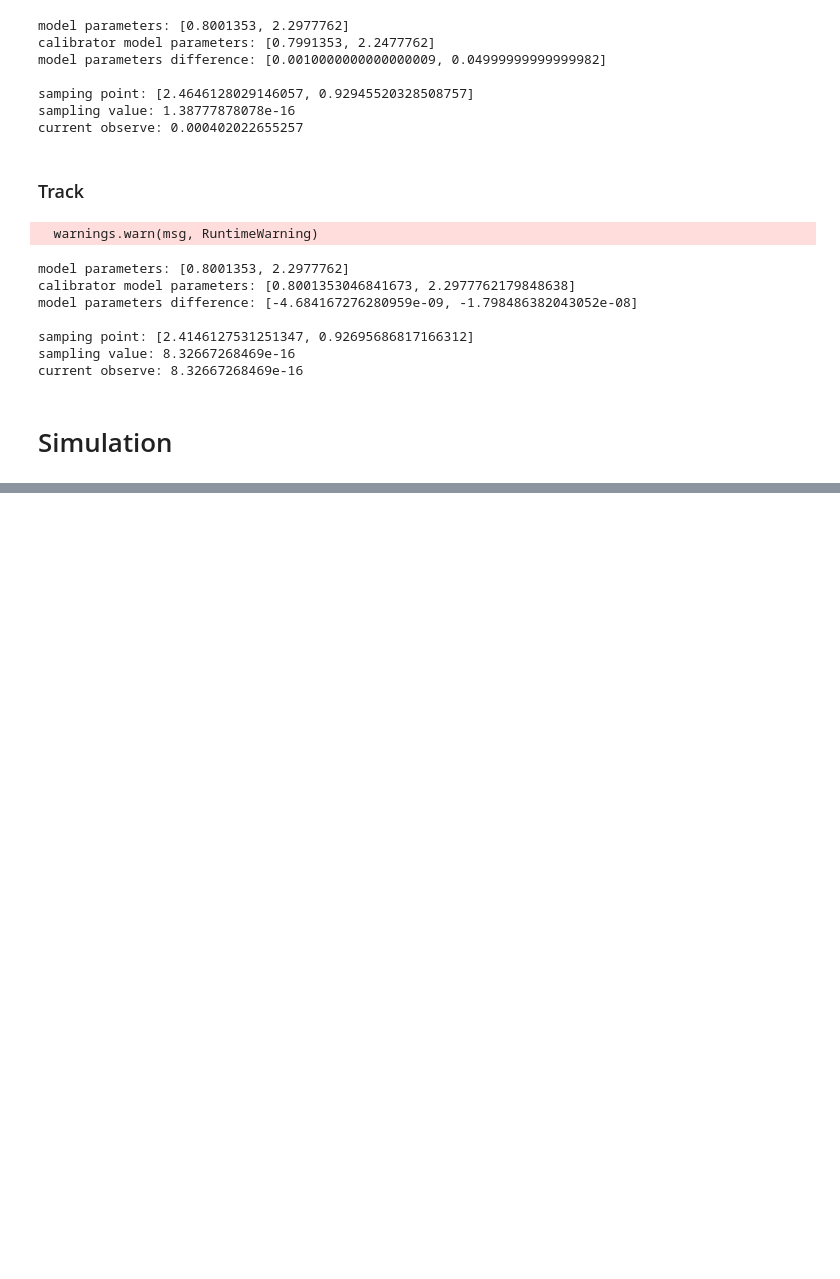
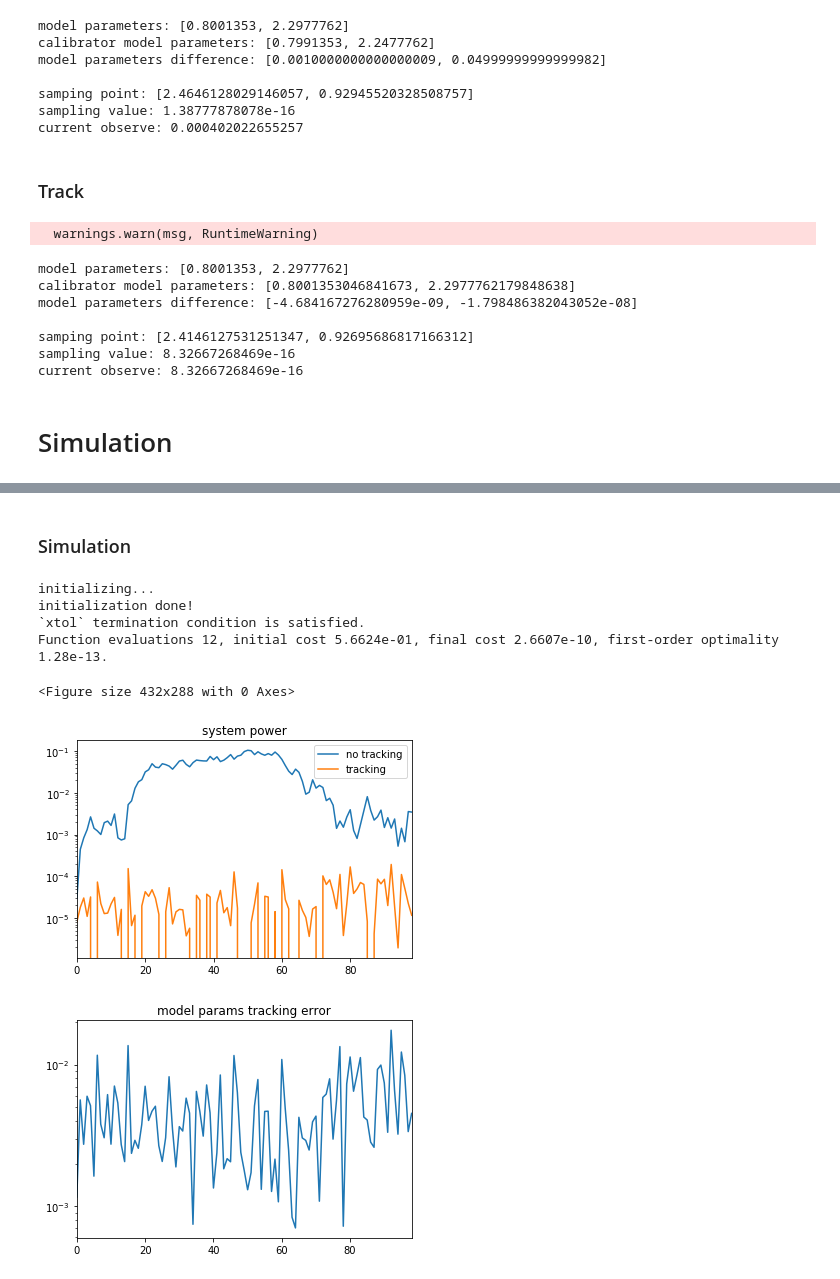
Before and after one commit to KeyiT/polarization-calibration, a Jupyter notebook: optimize_track_demo.ipynb, the cells around one changed output, grey strips where cells are left out. Cells and saved outputs as stored; diff of their text form; code cells hidden in the pictures; blank space fills up the shorter version.

Commit message:
develop: update optimize_track_demo

```diff
--- a/optimize_track_demo.ipynb
+++ b/optimize_track_demo.ipynb
@@ -85,0 +119,49 @@ current observe: 8.32667268469e-16
+# %%
+def generator_noise(std):
+    while True:
+        yield np.random.normal(0, std)
+# %% [markdown]
+### Simulation
+# %%
+class NoiseSimulatorModel(simulators.SimulatorModel):
+    def __init__(self, params, noise_generator):
+        super(NoiseSimulatorModel, self).__init__(params)
+        self.noise_generator = noise_generator
+
+    def observe(self, inputs):
+        noise_val = self.noise_generator.next()
+        logging.debug("noise: " + str(noise_val))
+        val = super(NoiseSimulatorModel, self).observe(inputs) + noise_val
+        return max(0.0, min(val, 1.0))
+# %%
+model = NoiseSimulatorModel(list(model_params), generator_noise(noise_std))
+
+calib = calibrators.SlidingWindowCalibrator(model, num_resamples=1, num_samples=12)
+calib.initialize()
+model_input_t0 = calib.sample_queue[-1].inputs
+# %% [output]
+initializing...
+initialization done!
+`xtol` termination condition is satisfied.
+Function evaluations 12, initial cost 5.6624e-01, final cost 2.6607e-10, first-order optimality 1.28e-13.
+# %%
+for t in range(num_records):
+
+    # recording model parameters
+    model_params_records.append(list(model_params))
+    model_params_guess.append(list(calib.model_params))
+    model_observes.append(model.observe(calib.sample_queue[-1].inputs))
+    model_observes_t0.append(model.observe(model_input_t0))
+
+    # model parameter drift
+    model_params_drift(model_params, drift_scale)
+    model.params = model_params
+
+    # tracking
+    calib.track(epsilon=0.001, num_observes=15, tol=1E-4)
+# %%
+plot_tracking(model_observes[1:], model_observes_t0[1:], model_params_records[1:], model_params_guess[1:])
+# %% [output]
+<Figure size 432x288 with 0 Axes>
+[figure, added]
+[figure, added]
```
Also changed, not shown: parts of 4 cells of this notebook, 1 other file.
